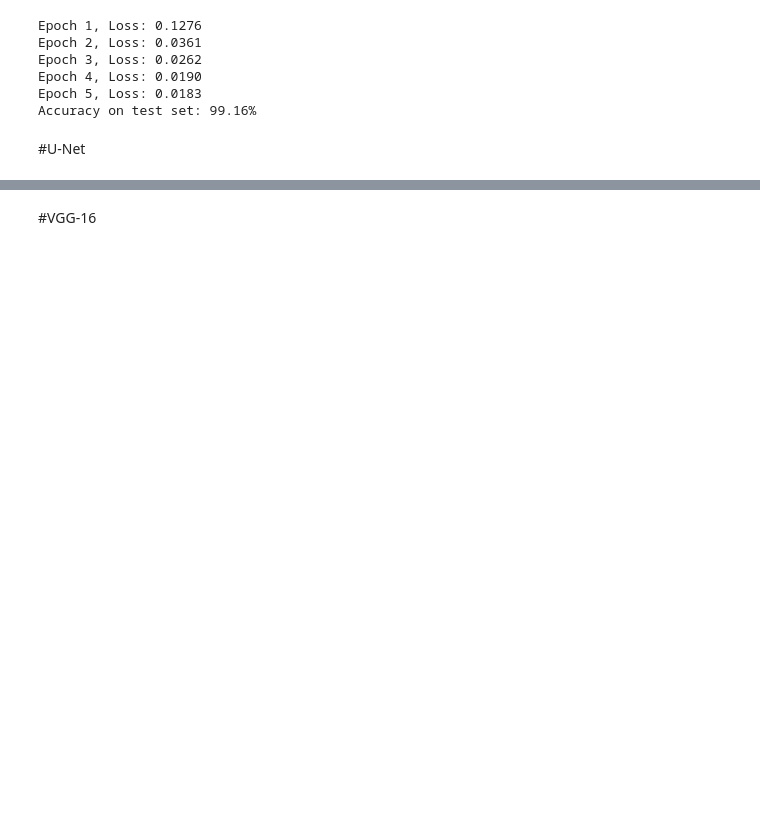
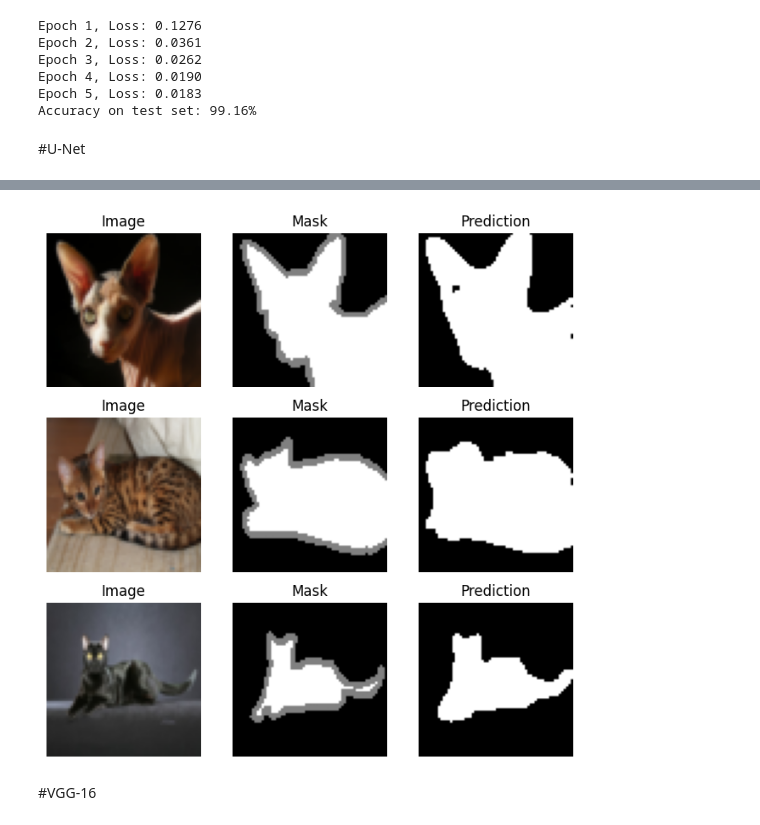
Before and after one commit to fbeilstein/neural_networks, a Jupyter notebook: lecture_2_nn_architectures.ipynb, the cells around one changed output, grey strips where cells are left out. Saved outputs shown, nothing was run; the diff lists cells and outputs as text; code cells hidden in the pictures; blank space fills up the shorter version.

```diff
--- a/lecture_2_nn_architectures.ipynb
+++ b/lecture_2_nn_architectures.ipynb
@@ -829,0 +823,31 @@ Epoch 3, Loss: 0.0011
+# %%
+opt = torch.optim.Adam(model.parameters(), lr=1e-3)
+criterion = nn.CrossEntropyLoss()
+
+for epoch in range(100):
+  for imgs, masks in train_loader:
+    imgs, masks = imgs.to(device), masks.to(device)
+    logits = model(imgs)
+    loss = criterion(logits, (masks > 0.1).long())
+    opt.zero_grad()
+    loss.backward()
+    opt.step()
+  print(f"Epoch {epoch+1}, loss {loss.item():.4f}")
+
+
+model.eval()
+imgs, masks = next(iter(train_loader))
+with torch.no_grad():
+  preds = model(imgs.to(device)).argmax(1).cpu()
+
+fig, axs = plt.subplots(3, 3, figsize=(8,8))
+for i in range(3):
+  axs[i,0].imshow(imgs[i].permute(1,2,0))
+  axs[i,0].set_title("Image")
+  axs[i,1].imshow(masks[i], cmap="gray")
+  axs[i,1].set_title("Mask")
+  axs[i,2].imshow(preds[i], cmap="gray")
+  axs[i,2].set_title("Prediction")
+  for j in range(3): axs[i,j].axis("off")
+plt.show()
+# %% [output]
@@ -830,2 +871,3 @@ Epoch 3, Loss: 0.0011
+[figure, added]
 # %% [markdown]
 #VGG-16
```
Also changed, not shown: parts of 10 cells of this notebook.
